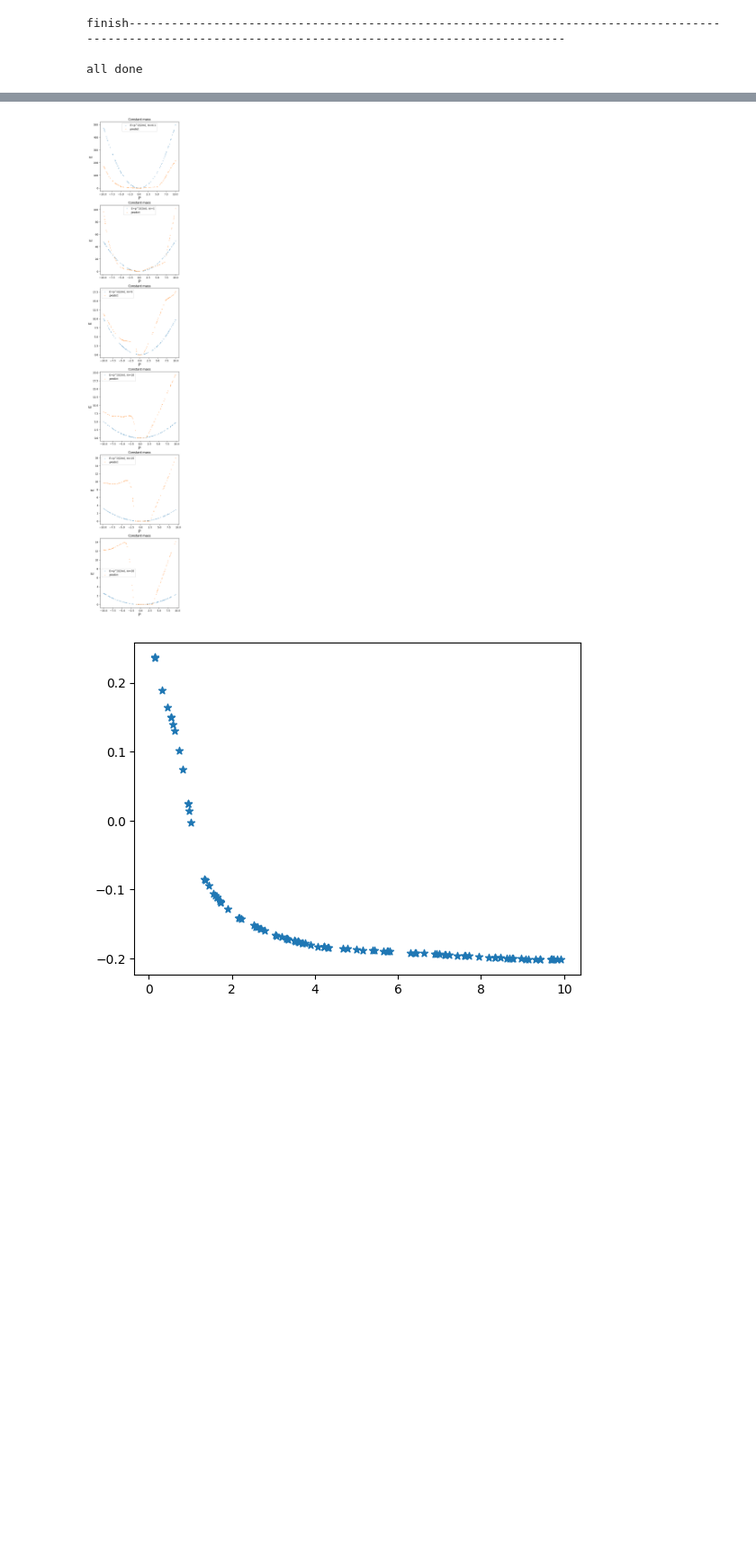
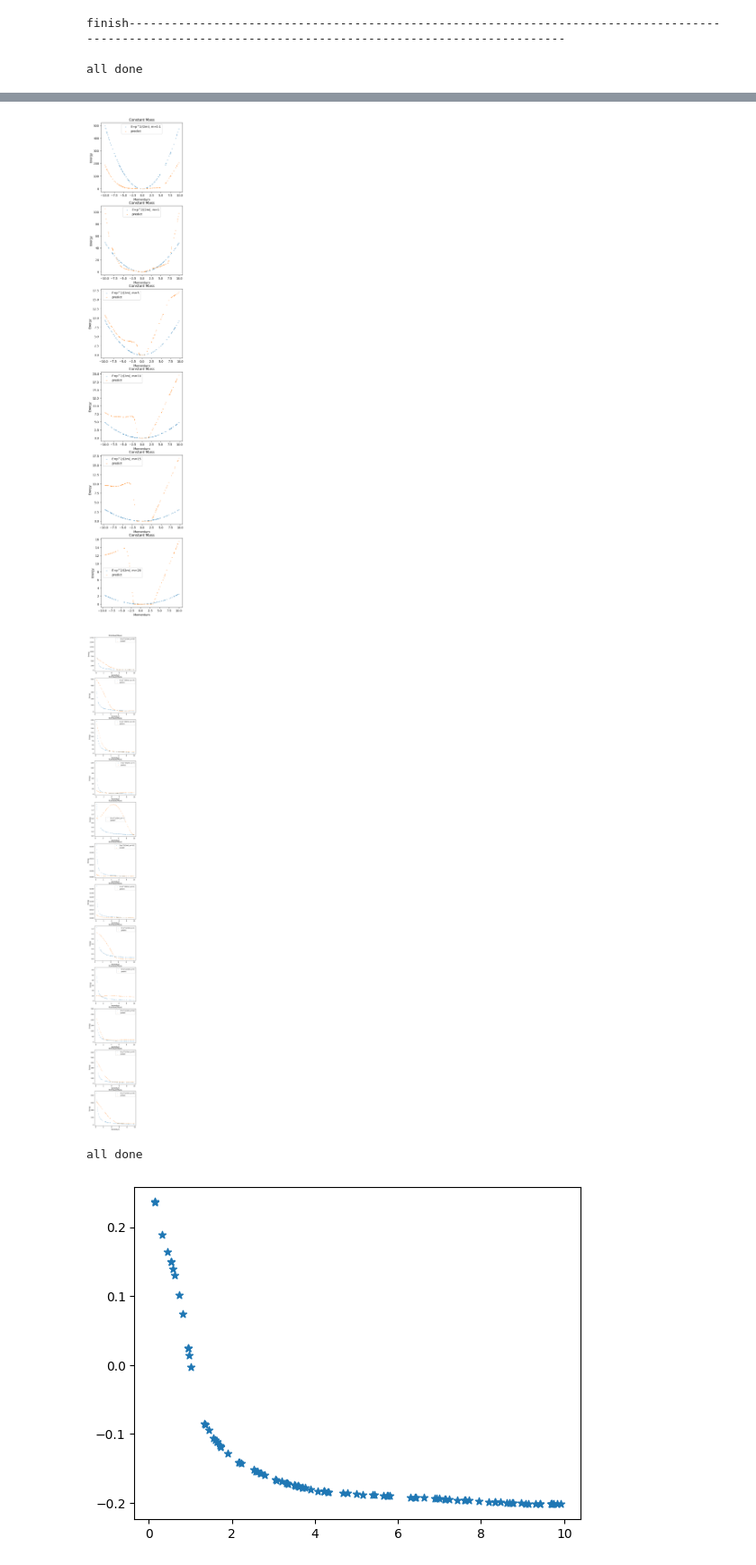
Before and after one commit to ktikok/SCMP_ML, a Jupyter notebook: predictingKineticE.ipynb, the cells around one changed output, grey strips where cells are left out. Shown at 90% size. Drawn from its saved outputs; the diff is of its cells as text; code cells hidden in the pictures; blank space fills up the shorter version.

```diff
--- a/predictingKineticE.ipynb
+++ b/predictingKineticE.ipynb
@@ -413,12 +399,12 @@ for k in range(len_mass_num):
     axs[k].scatter(X2[:,1], y2, label="E=p^2/(2m), m="+str(mass_num[k])+"", s=1)
     axs[k].scatter(X2[:,1].cpu().detach().numpy(), y_pred.cpu().detach().numpy(), label="predict", s=1)
     axs[k].legend()
-    axs[k].set_xlabel('P', fontsize=15)
-    axs[k].set_ylabel(r'E', fontsize=15)
+    axs[k].set_xlabel('Momentum', fontsize=10)
+    axs[k].set_ylabel(r'Energy', fontsize=10)
     # plt.ylabel("Y", rotation=0)
-    axs[k].set_title('Constant mass')
+    axs[k].set_title('Constant Mass')
 
-plt.subplots_adjust(bottom=0.1, right=1, top=1)
+# plt.subplots_adjust(bottom=0.1, right=1, top=1.5)
     # axs[2].plot(names, values)
 # fig.suptitle('Constant mass')
 
@@ -426,48 +412,81 @@ plt.subplots_adjust(bottom=0.1, right=1, top=1)
 # ax.set_title('Volume and percent change')
 # plt.savefig('/content/drive/MyDrive/0_318lab/SCMP_ML/figures/' + str('test') + '.png')
 plt.savefig(
-            '/content/drive/MyDrive/0_318lab/SCMP_ML/figures/' + str('test') + '_'+str(int(time.time()))+'.pdf',
+            '/content/drive/MyDrive/0_318lab/SCMP_ML/figures/' + str('P-E') + '_TestLoss_' + str(int(mse)) + '_TrainLoss_' + str(int(loss)) + '_'+str(int(time.time()))+'.pdf',
             format="pdf",
             bbox_inches="tight")
 
 plt.show()
 
 
 
-# # p =1
-# X3 = []
-# y3 = []
-# for j in range(N):
-#     X3.append([])
-#     #y.append([])
-#     for i in range(D_out):
-#         X3[-1].append( np.random.uniform(low=0.1, high=10.0, size=None) )
-#         X3[-1].append( 2 )
-#         y3.append( (X3[-1][-1]**2) / (2*X3[-1][-2])  )
+p_num = [20, -15, -10, -5, -1, -0.1, 0.1, 1, 5, 10, 15, 20]
+len_p_num = len(p_num)
+fig, axs = plt.subplots(len_p_num, 1, figsize=(5, 5*len_p_num))#, sharey=True)
+for k in range(len_p_num):
+
+    # p =1
+    X3 = []
+    y3 = []
+    for j in range(N):
+        X3.append([])
+        #y.append([])
+        for i in range(D_out):
+            X3[-1].append( np.random.uniform(low=0.1, high=10.0, size=None) )
+            X3[-1].append( p_num[k] )
+            y3.append( (X3[-1][-1]**2) / (2*X3[-1][-2])  )
 
 
-# X3 = torch.Tensor(X3)
-# y3 = torch.Tensor(y3)
+    X3 = torch.Tensor(X3)
+    y3 = torch.Tensor(y3)
 
 
 # model.eval()
 # y_pred = model(X3)
 # plt.scatter(X3[:,0].cpu().detach().numpy(),y_pred.cpu().detach().numpy(), marker='*')
 # # plt.scatter(X3[:,1],y_pred, marker='*')
 # plt.show()
 
 
 # plt.scatter(X3[:,0] ,y3, marker='.', )
 # plt.show()
 
 # plt.scatter(X3[:,0].cpu().detach().numpy(),y_pred.cpu().detach().numpy(), marker='*')
 # plt.scatter(X3[:,0] ,y3, marker='.', )
 # plt.show()
+    model.eval()
+    y_pred = model(X3)
+    axs[k].scatter(X3[:,0], y3, label="E=p^2/(2m), p="+str(p_num[k])+"", s=1)
+    axs[k].scatter(X3[:,0].cpu().detach().numpy(), y_pred.cpu().detach().numpy(), label="predict", s=1)
+    axs[k].legend()
+    axs[k].set_xlabel('Momentum', fontsize=10)
+    axs[k].set_ylabel(r'Energy', fontsize=10)
+    # plt.ylabel("Y", rotation=0)
+    axs[k].set_title('Constant Mass')
+
+# plt.subplots_adjust(bottom=0.1, right=1, top=2)
+    # axs[2].plot(names, values)
+# fig.suptitle('Constant mass')
 
 
-# print('all done')
+# ax.set_title('Volume and percent change')
+# plt.savefig('/content/drive/MyDrive/0_318lab/SCMP_ML/figures/' + str('test') + '.png')
+plt.savefig(
+            '/content/drive/MyDrive/0_318lab/SCMP_ML/figures/' + str('M-E') + '_TestLoss_' + str(int(mse)) + '_TrainLoss_' + str(int(loss)) + '_'+str(int(time.time()))+'.pdf',
+            format="pdf",
+            bbox_inches="tight")
+
+plt.show()
+
+
+
+
+
+print('all done')
 # %% [output]
-[figure, old version]
+[figure, new version]
+[figure, added]
+all done
 # %%
 
 print('all done')
```
Also changed, not shown: parts of 4 cells of this notebook, 22 other files.
